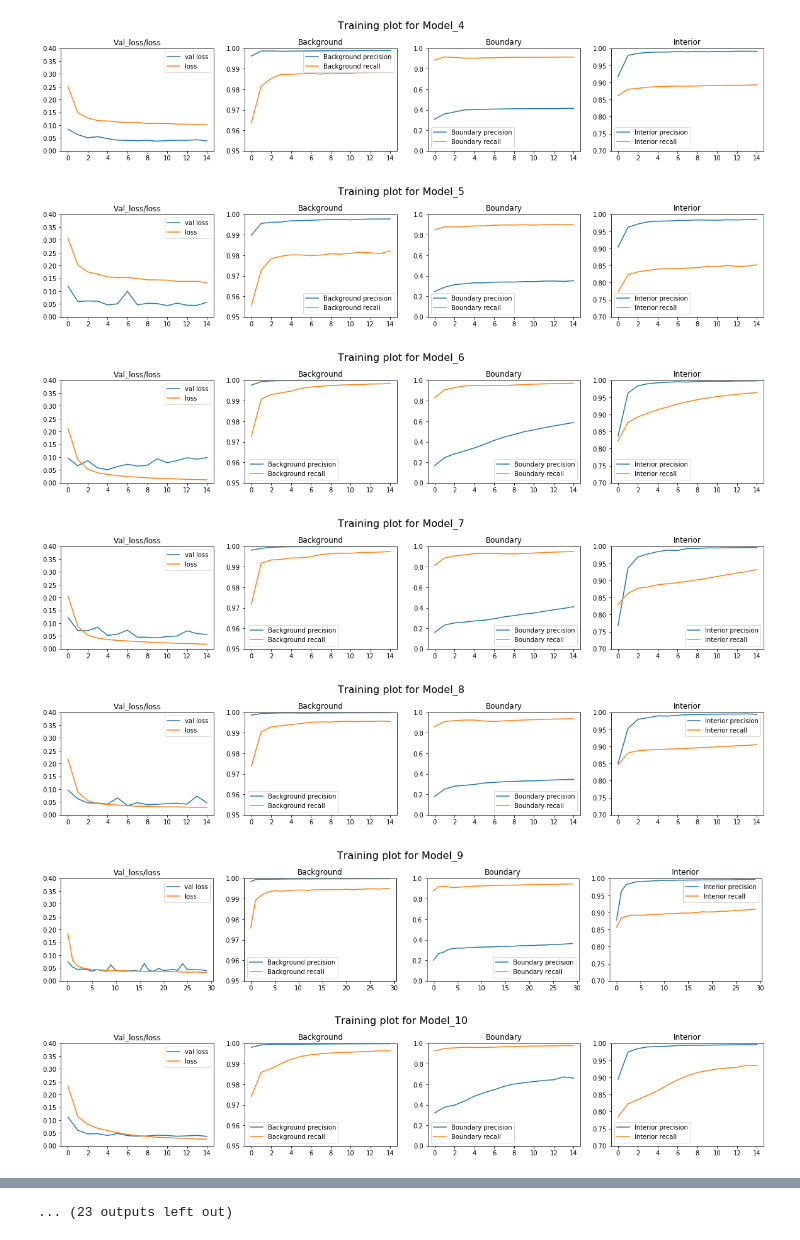
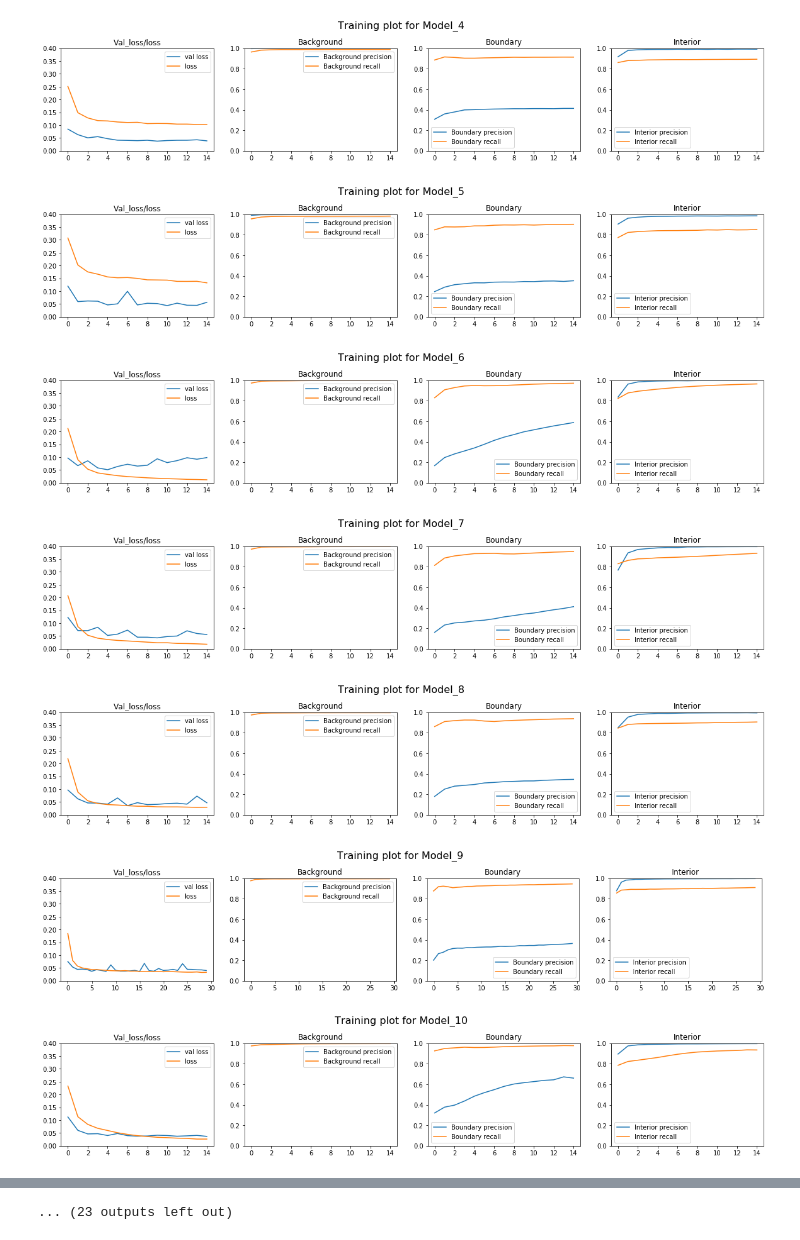
Before and after one commit to Aitslab/imageanalysis, a Jupyter notebook: Malou_dir/Results/Csv_log_plots.ipynb, the cells around one changed output, grey strips where cells are left out. Drawn from its saved outputs; the diff is of its cells as text; code cells hidden in the pictures.

```diff
--- a/Malou_dir/Results/Csv_log_plots.ipynb
+++ b/Malou_dir/Results/Csv_log_plots.ipynb
@@ -49,7 +49,7 @@ for folder in model_list:
     axes[1].plot(modellog["epoch"], modellog["background_precision"], label = "Background precision")
     axes[1].plot(modellog["epoch"], modellog["background_recall"], label = "Background recall")
     axes[1].set_title("Background")
-    axes[1].set_ylim([0.95,1])
+    axes[1].set_ylim([0,1])
     axes[1].legend()
 
     axes[2].plot(modellog["epoch"], modellog["boundary_precision"], label = "Boundary precision")
@@ -61,7 +61,7 @@ for folder in model_list:
     axes[3].plot(modellog["epoch"], modellog["interior_precision"], label = "Interior precision")
     axes[3].plot(modellog["epoch"], modellog["interior_recall"], label = "Interior recall")
     axes[3].set_title("Interior")
-    axes[3].set_ylim([0.7,1])
+    axes[3].set_ylim([0,1])
     axes[3].legend()
 
     figure.suptitle('Training plot for {}'.format(folder), fontsize = 16, y= 1.08)
@@ -73,7 +73,7 @@ for folder in model_list:
-[figure, old version]
+[figure, new version]
-[figure, old version]
+[figure, new version]
-[figure, old version]
+[figure, new version]
-[figure, old version]
+[figure, new version]
-[figure, old version]
+[figure, new version]
-[figure, old version]
+[figure, new version]
-[figure, old version]
+[figure, new version]
```
Also changed, not shown: parts of 1 cell of this notebook.
